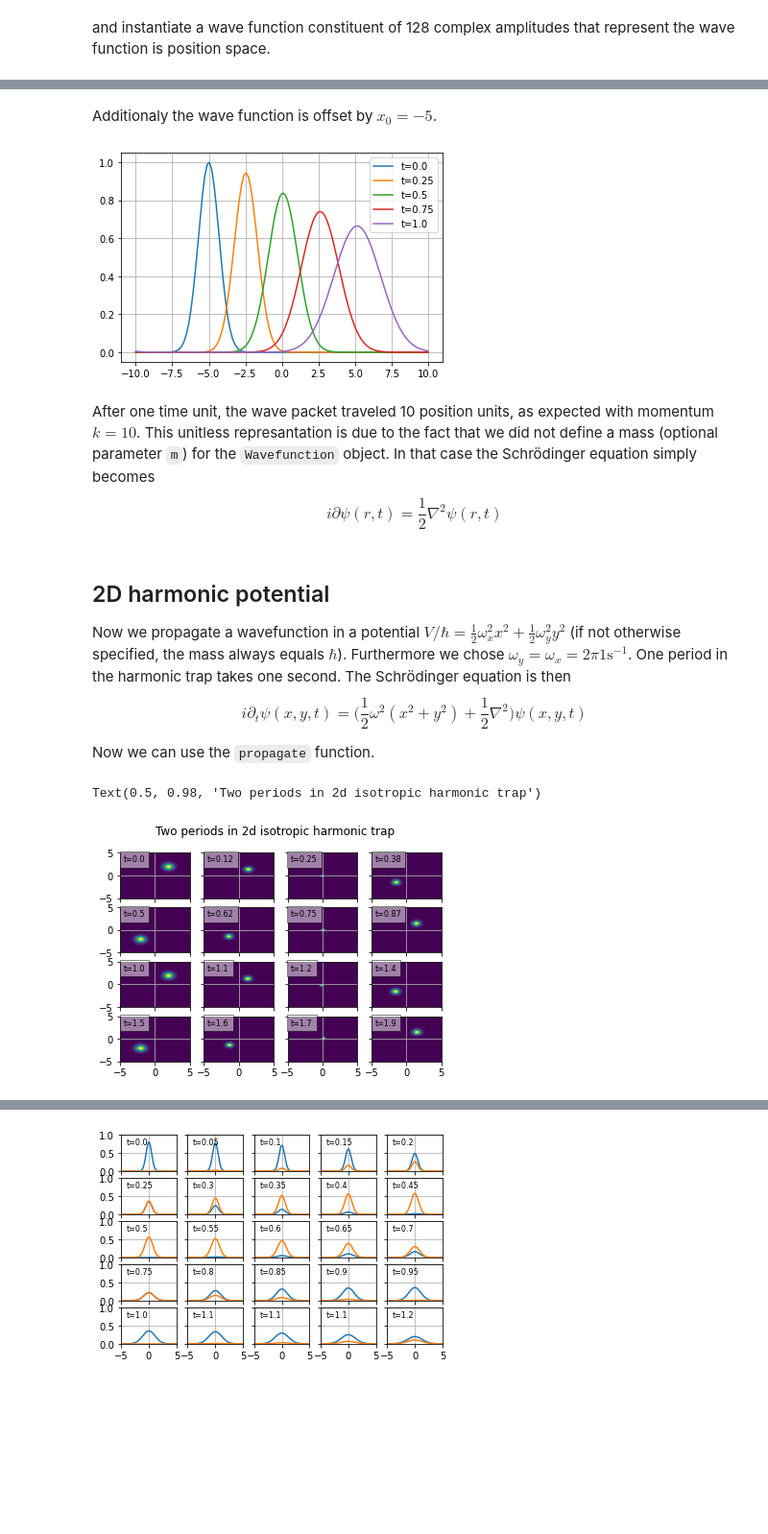
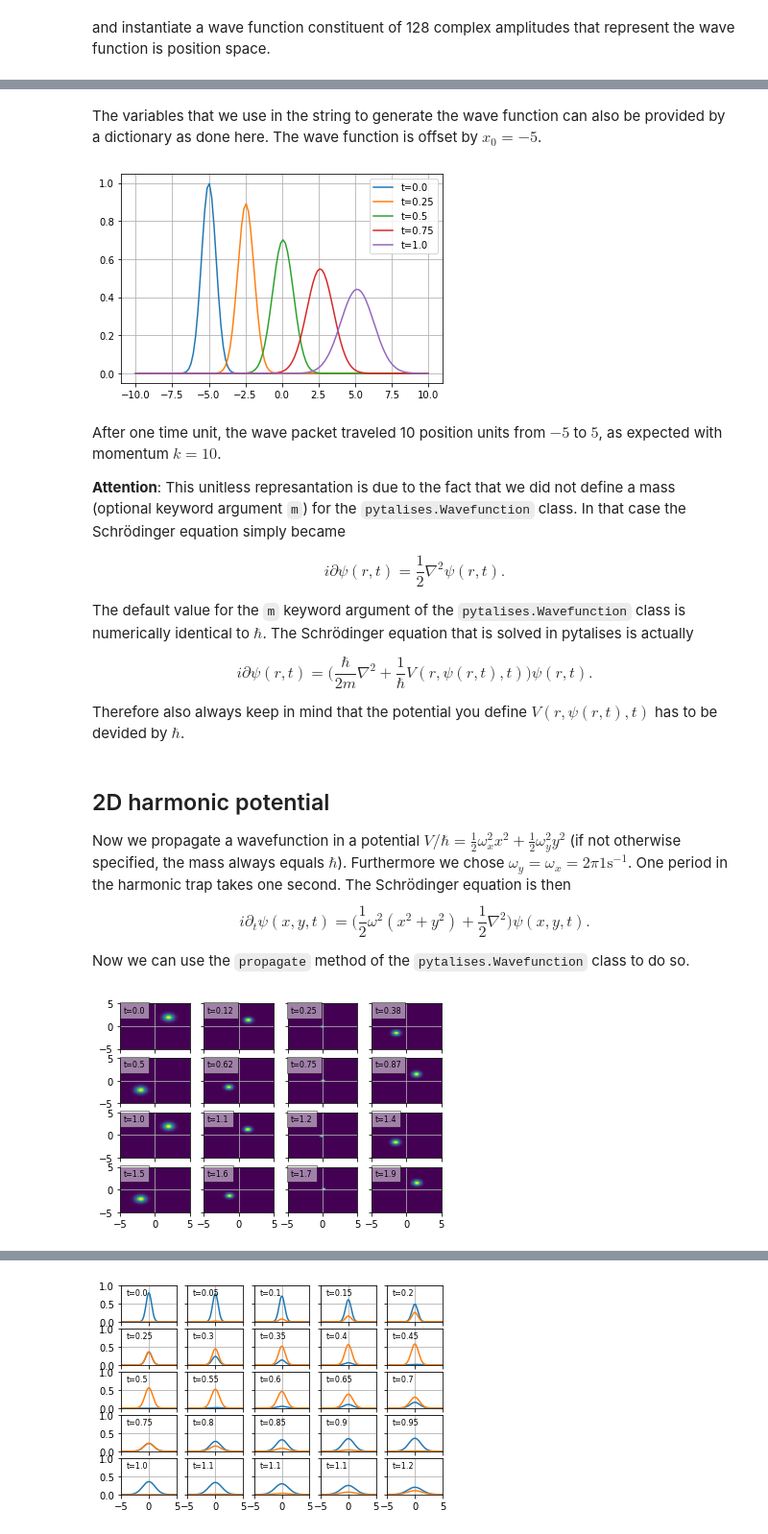
Before and after one commit to savowe/pytalises, a Jupyter notebook: docs/source/examples.ipynb, the cells around one changed output, grey strips where cells are left out. Shown at 96% size. Drawn from its saved outputs; the diff is of its cells as text; code cells hidden in the pictures; blank space fills up the shorter version.

```diff
--- a/docs/source/examples.ipynb
+++ b/docs/source/examples.ipynb
@@ -10,9 +10,9 @@ import matplotlib.pyplot as plt
 and instantiate a wave function constituent of 128 complex amplitudes that represent the wave function is position space.
 # %%
 psi = pt.Wavefunction("exp(-x**2)",
-    number_of_grid_points=(128,), spatial_ext=(-5,5))
+    number_of_grid_points=(128,), spatial_ext=(-4,4))
 print(psi.amp.shape)
-plt.plot(psi.r[0], np.abs(psi.amp))
+plt.plot(psi.r, np.abs(psi.amp)**2)
 # %% [output]
 (128,)
 [<matplotlib.lines.Line2D at 0x...>]
@@ -22,7 +22,7 @@ The wave packet can be freely propagated (meaning that $V=0$, or $i\partial_t \p
 # %%
 for i in range(5):
-    plt.plot(psi.r[0], np.abs(psi.amp), label="t="+str(psi.t))
-    pt.freely_propagate(psi, num_time_steps=1, Delta_t=0.25)
+    plt.plot(psi.r, np.abs(psi.amp)**2, label="t="+str(psi.t))
+    psi.freely_propagate(num_time_steps=1, Delta_t=0.25)
 plt.legend()
 plt.grid()
 # %% [output]
@@ -34,53 +34,60 @@ The wave funciton is given an initial momentum of $k$ by multiplying it with $\e
 psi = pt.Wavefunction('exp(-(x-x0)**2)*exp(-1j*k*x)',
     variables={'x0': -5.0, 'k': 10.0}, number_of_grid_points=(128,),
     spatial_ext=(-10,10))
-# %% [markdown]
-Additionaly the wave function is offset by $x_0 = -5$.
+# %% [markdown]
+The variables that we use in the string to generate the wave function can also be provided by a dictionary as done here. The wave function is offset by $x_0 = -5$.
 # %%
-psi = pt.Wavefunction(['exp(-(x-x0)**2)*exp(-1j*k*x)'],
-    variables={'x0': -5.0, 'k': 10.0}, number_of_grid_points=(128,),
-    spatial_ext=(-10,10))
 for i in range(5):
-    plt.plot(psi.r[0], np.abs(psi.amp), label="t="+str(psi.t))
-    pt.freely_propagate(psi, num_time_steps=1, Delta_t=0.25)
+    plt.plot(psi.r, np.abs(psi.amp)**2, label="t="+str(psi.t))
+    psi.freely_propagate(num_time_steps=1, Delta_t=0.25)
 plt.legend()
 plt.grid()
 # %% [output]
-[figure, old version]
+[figure, new version]
 # %% [markdown]
-After one time unit, the wave packet traveled 10 position units, as expected with momentum $k=10$.
-This unitless represantation is due to the fact that we did not define a mass (optional parameter `m`) for the `Wavefunction` object. In that case the Schrödinger equation simply becomes
+After one time unit, the wave packet traveled 10 position units from $-5$ to $5$, as expected with momentum $k=10$.
+
+
+**Attention**: This unitless represantation is due to the fact that we did not define a mass (optional keyword argument `m`) for the `pytalises.Wavefunction` class. In that case the Schrödinger equation simply became
+
 $$
-i\partial\psi(r,t) = \frac{1}{2}\nabla^2 \psi(r,t)
+i\partial\psi(r,t) = \frac{1}{2}\nabla^2 \psi(r,t).
 $$
+
+The default value for the `m` keyword argument of the `pytalises.Wavefunction` class is numerically identical to $\hbar$.
+The Schrödinger equation that is solved in pytalises is actually
+
+$$
+i\partial\psi(r,t) = \bigg( \frac{\hbar}{2m}\nabla^2 + \frac{1}{\hbar}V(r,\psi(r,t),t)\bigg) \psi(r,t).
+$$
+
+Therefore also always keep in mind that the potential you define $V(r,\psi(r,t),t)$ has to be devided by $\hbar$.
 # %% [markdown]
 ## 2D harmonic potential
 Now we propagate a wavefunction in a potential $V/\hbar = \frac{1}{2}\omega_x^2 x^2 + \frac{1}{2}\omega_y^2 y^2$ (if not otherwise specified, the mass always equals $\hbar$). Furthermore we chose $\omega_y = \omega_x = 2\pi 1 \text{s}^{-1}$. One period in the harmonic trap takes one second.
 The Schrödinger equation is then
 $$
-i\partial_t \psi (x,y,t) = \bigg(\frac{1}{2}\omega^2 (x^2 +  y^2) + \frac{1}{2}\nabla^2\bigg) \psi (x,y,t)
+i\partial_t \psi (x,y,t) = \bigg(\frac{1}{2}\omega^2 (x^2 +  y^2) + \frac{1}{2}\nabla^2\bigg) \psi (x,y,t).
 $$
 
-Now we can use the `propagate` function.
+Now we can use the `propagate` method of the `pytalises.Wavefunction` class to do so.
 # %%
 psi = pt.Wavefunction("exp(-(x-2)**2-(y-2)**2)",
     number_of_grid_points= (128,128), spatial_ext=[(-5,5),(-5,5)])
-#%config InlineBackend.figure_formats = ['png']
+
 fig, axs = plt.subplots(4, 4, sharex=True, sharey=True)
 for i in range(4):
     for j in range(4):
         axs[i,j].pcolormesh(psi.r[0], psi.r[1], np.abs(psi.amp**2).T,
             rasterized=True)
         axs[i,j].annotate("t={:.2}".format(psi.t), (-4.5,3), fontsize=8)\
             .set_bbox(dict(facecolor='white', alpha=0.5, edgecolor='black'))
         axs[i,j].grid()
-        pt.propagate(psi, ["1/2*omega_x**2*x**2 + 1/2*omega_y**2*y**2"],
+        psi.propagate("1/2*omega_x**2*x**2 + 1/2*omega_y**2*y**2",
             variables={'omega_x': 2*np.pi*1, 'omega_y': 2*np.pi*1},
             diag=True, num_time_steps=10, Delta_t=0.0125)
-fig.suptitle("Two periods in 2d isotropic harmonic trap")
 # %% [output]
-Text(0.5, 0.98, 'Two periods in 2d isotropic harmonic trap')
-[figure, old version]
+[figure, new version]
 # %% [markdown]
 One can see that the wave packet moves periodically with a frequency of one period per time unit in a diagonal line of the 2D harmonic trap. One could also use the `exp_pos` method of the `Wavefunction` class that returns the mean position of a wave function when called, in order to show the harmonic oscillation.
 
```
Also changed, not shown: parts of 12 cells of this notebook, 6 other files.
